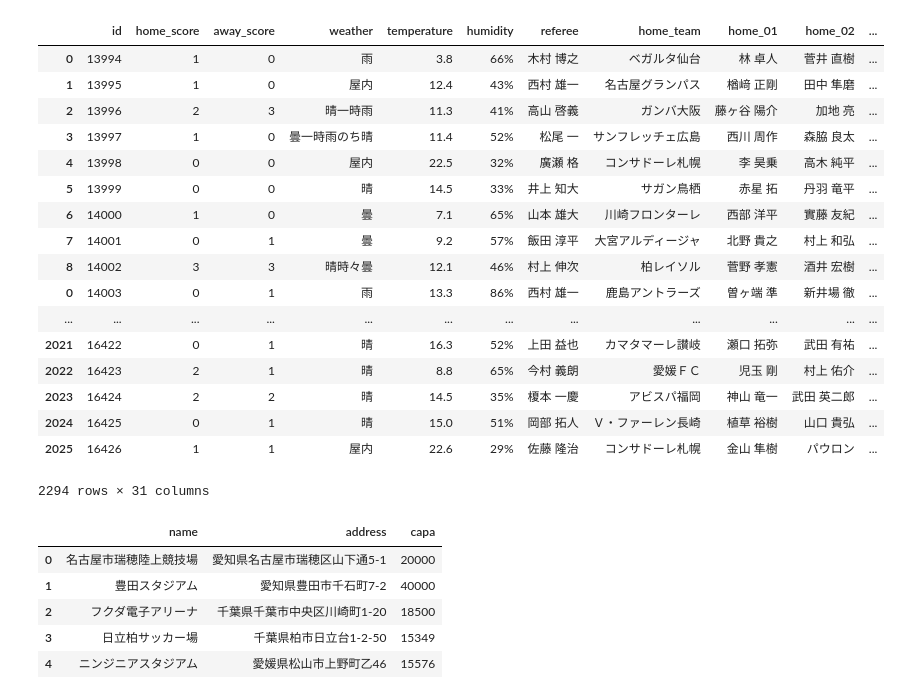
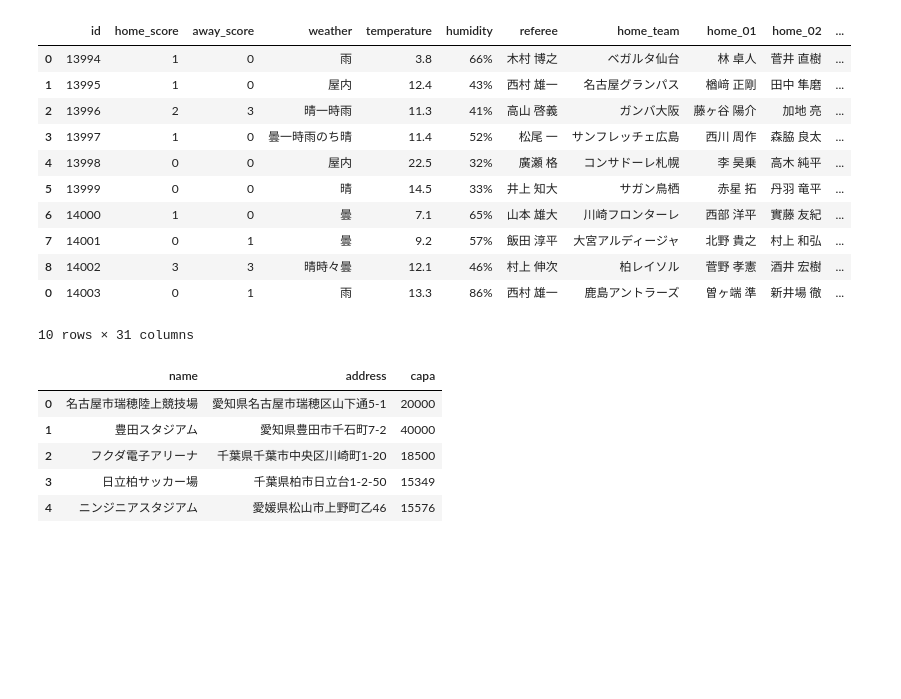
Before and after one commit to gotagod/Kaggle, a Jupyter notebook: DeepAnalytics/J-League-Analysis.ipynb, the cells around one changed output. Cells and saved outputs as stored; diff of their text form; code cells hidden in the pictures; blank space fills up the shorter version.

Commit message:
head()追加。

```diff
--- a/DeepAnalytics/J-League-Analysis.ipynb
+++ b/DeepAnalytics/J-League-Analysis.ipynb
@@ -27,28 +27,22 @@ df.head(10)
 # %%
 df_con = pd.read_csv("condition.csv")
 df_con_add = pd.read_csv("condition_add.csv")
 df_con = pd.concat([df_con, df_con_add])
 df_con = df_con.sort_values(by='id', ascending=True)
-df_con.head(-10)
+df_con.head(10)
 # %% [output]
 |  | id | home_score | away_score | weather | temperature | humidity | referee | home_team | home_01 | home_02 | ... |
 | 0 | 13994 | 1 | 0 | 雨 | 3.8 | 66% | 木村 博之 | ベガルタ仙台 | 林 卓人 | 菅井 直樹 | ... |
 | 1 | 13995 | 1 | 0 | 屋内 | 12.4 | 43% | 西村 雄一 | 名古屋グランパス | 楢﨑 正剛 | 田中 隼磨 | ... |
 | 2 | 13996 | 2 | 3 | 晴一時雨 | 11.3 | 41% | 高山 啓義 | ガンバ大阪 | 藤ヶ谷 陽介 | 加地 亮 | ... |
 | 3 | 13997 | 1 | 0 | 曇一時雨のち晴 | 11.4 | 52% | 松尾 一 | サンフレッチェ広島 | 西川 周作 | 森脇 良太 | ... |
 | 4 | 13998 | 0 | 0 | 屋内 | 22.5 | 32% | 廣瀬 格 | コンサドーレ札幌 | 李 昊乗 | 高木 純平 | ... |
 | 5 | 13999 | 0 | 0 | 晴 | 14.5 | 33% | 井上 知大 | サガン鳥栖 | 赤星 拓 | 丹羽 竜平 | ... |
 | 6 | 14000 | 1 | 0 | 曇 | 7.1 | 65% | 山本 雄大 | 川崎フロンターレ | 西部 洋平 | 實藤 友紀 | ... |
 | 7 | 14001 | 0 | 1 | 曇 | 9.2 | 57% | 飯田 淳平 | 大宮アルディージャ | 北野 貴之 | 村上 和弘 | ... |
 | 8 | 14002 | 3 | 3 | 晴時々曇 | 12.1 | 46% | 村上 伸次 | 柏レイソル | 菅野 孝憲 | 酒井 宏樹 | ... |
 | 0 | 14003 | 0 | 1 | 雨 | 13.3 | 86% | 西村 雄一 | 鹿島アントラーズ | 曽ヶ端 準 | 新井場 徹 | ... |
-| ... | ... | ... | ... | ... | ... | ... | ... | ... | ... | ... | ... |
-| 2021 | 16422 | 0 | 1 | 晴 | 16.3 | 52% | 上田 益也 | カマタマーレ讃岐 | 瀬口 拓弥 | 武田 有祐 | ... |
-| 2022 | 16423 | 2 | 1 | 晴 | 8.8 | 65% | 今村 義朗 | 愛媛ＦＣ | 児玉 剛 | 村上 佑介 | ... |
-| 2023 | 16424 | 2 | 2 | 晴 | 14.5 | 35% | 榎本 一慶 | アビスパ福岡 | 神山 竜一 | 武田 英二郎 | ... |
-| 2024 | 16425 | 0 | 1 | 晴 | 15.0 | 51% | 岡部 拓人 | Ｖ・ファーレン長崎 | 植草 裕樹 | 山口 貴弘 | ... |
-| 2025 | 16426 | 1 | 1 | 屋内 | 22.6 | 29% | 佐藤 隆治 | コンサドーレ札幌 | 金山 隼樹 | パウロン | ... |
-2294 rows × 31 columns
+10 rows × 31 columns
 # %%
 stadium = pd.read_csv("stadium.csv")
 stadium.head()
```
Also changed, not shown: parts of 1 cell of this notebook.
